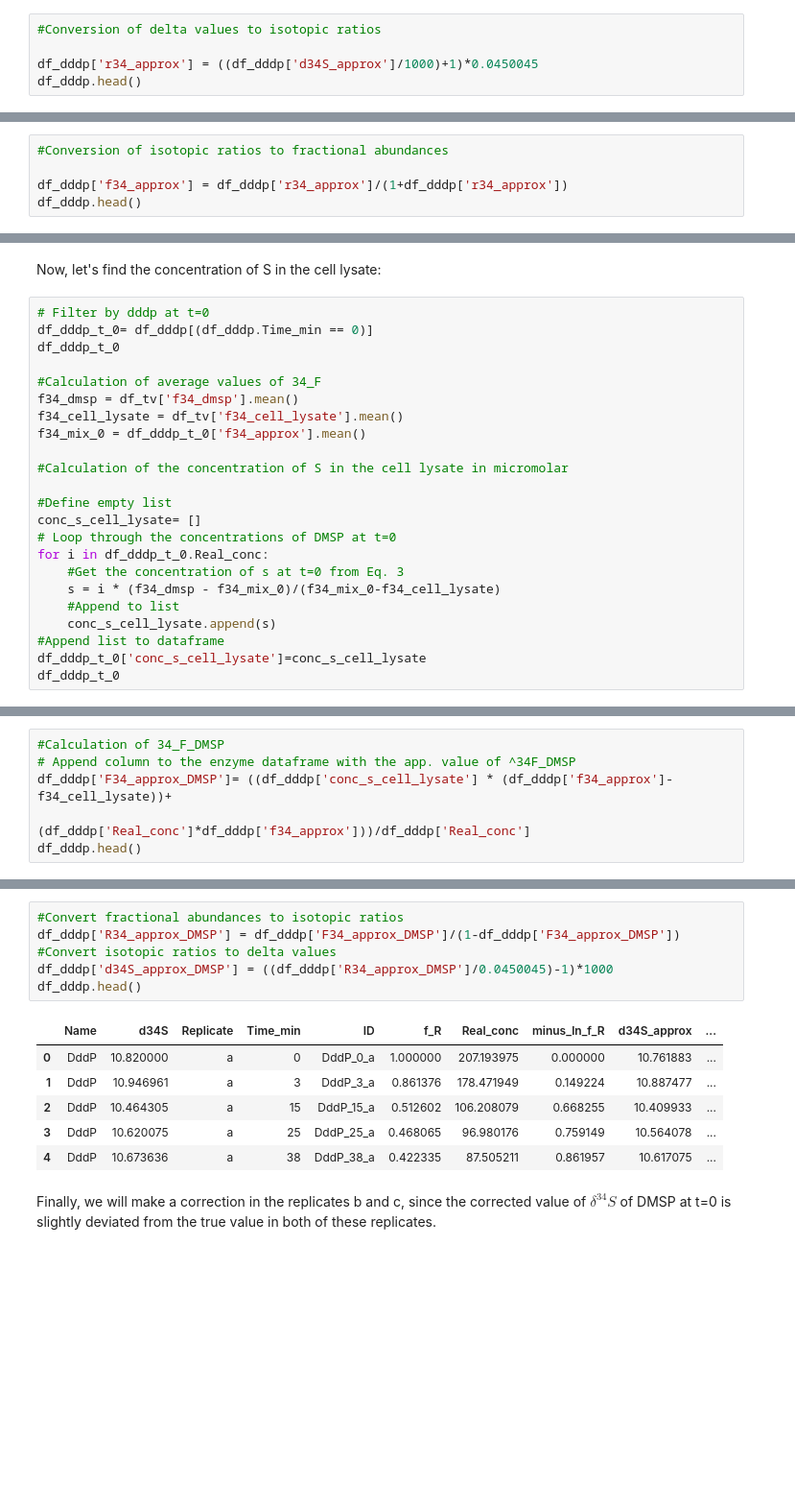
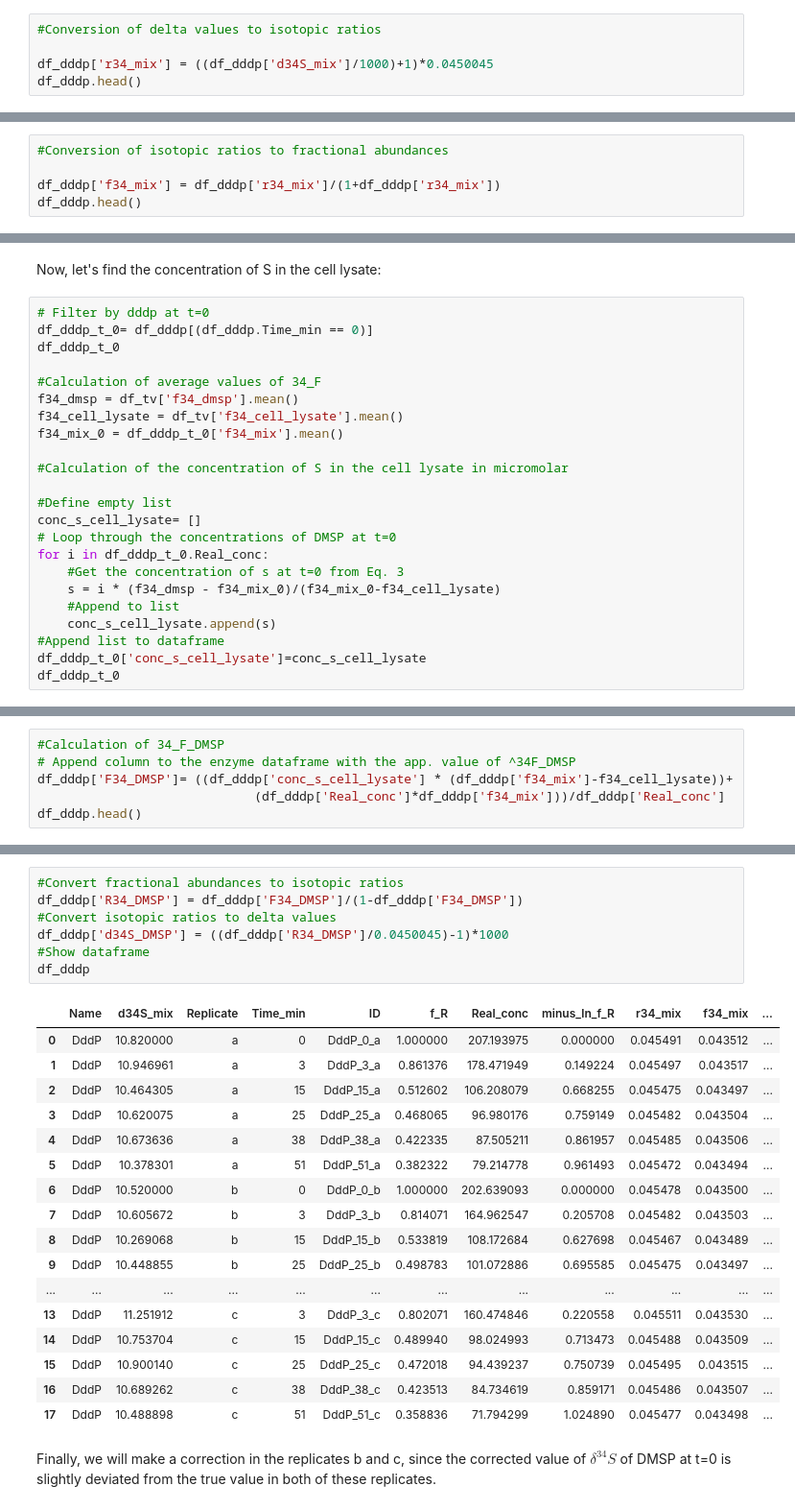
Before and after one commit to daniosro/DMSP, a Jupyter notebook: code/templates/EA_HPLC_processing.ipynb, the cells around one changed output, grey strips where cells are left out. Shown at 96% size. Drawn from its saved outputs; the diff is of its cells as text; blank space fills up the shorter version.

```diff
--- a/code/templates/EA_HPLC_processing.ipynb
+++ b/code/templates/EA_HPLC_processing.ipynb
@@ -582,6 +587,6 @@ $$
 # %%
 #Conversion of delta values to isotopic ratios
 
-df_dddp['r34_approx'] = ((df_dddp['d34S_approx']/1000)+1)*0.0450045
+df_dddp['r34_mix'] = ((df_dddp['d34S_mix']/1000)+1)*0.0450045
 df_dddp.head()
 # %% [output]
@@ -601,6 +606,6 @@ $$
 # %%
 #Conversion of isotopic ratios to fractional abundances
 
-df_dddp['f34_approx'] = df_dddp['r34_approx']/(1+df_dddp['r34_approx'])
+df_dddp['f34_mix'] = df_dddp['r34_mix']/(1+df_dddp['r34_mix'])
 df_dddp.head()
 # %% [output]
@@ -668,7 +673,7 @@ df_dddp_t_0
 #Calculation of average values of 34_F
 f34_dmsp = df_tv['f34_dmsp'].mean()
 f34_cell_lysate = df_tv['f34_cell_lysate'].mean()
-f34_mix_0 = df_dddp_t_0['f34_approx'].mean()
+f34_mix_0 = df_dddp_t_0['f34_mix'].mean()
 
 #Calculation of the concentration of S in the cell lysate in micromolar
 
@@ -727,7 +732,7 @@ where $^{34}F(mix)$ is the fractional abundance of S ($^{34}S/^{32}S$) at any ti
 # %%
 #Calculation of 34_F_DMSP
 # Append column to the enzyme dataframe with the app. value of ^34F_DMSP
-df_dddp['F34_approx_DMSP']= ((df_dddp['conc_s_cell_lysate'] * (df_dddp['f34_approx']-f34_cell_lysate))+
-                             (df_dddp['Real_conc']*df_dddp['f34_approx']))/df_dddp['Real_conc']
+df_dddp['F34_DMSP']= ((df_dddp['conc_s_cell_lysate'] * (df_dddp['f34_mix']-f34_cell_lysate))+
+                             (df_dddp['Real_conc']*df_dddp['f34_mix']))/df_dddp['Real_conc']
 df_dddp.head()
 # %% [output]
@@ -740,16 +745,28 @@ df_dddp.head()
 # %%
 #Convert fractional abundances to isotopic ratios
-df_dddp['R34_approx_DMSP'] = df_dddp['F34_approx_DMSP']/(1-df_dddp['F34_approx_DMSP'])
+df_dddp['R34_DMSP'] = df_dddp['F34_DMSP']/(1-df_dddp['F34_DMSP'])
 #Convert isotopic ratios to delta values
-df_dddp['d34S_approx_DMSP'] = ((df_dddp['R34_approx_DMSP']/0.0450045)-1)*1000
-df_dddp.head()
+df_dddp['d34S_DMSP'] = ((df_dddp['R34_DMSP']/0.0450045)-1)*1000
+#Show dataframe
+df_dddp
 # %% [output]
-|  | Name | d34S | Replicate | Time_min | ID | f_R | Real_conc | minus_ln_f_R | d34S_approx | ... |
-| 0 | DddP | 10.820000 | a | 0 | DddP_0_a | 1.000000 | 207.193975 | 0.000000 | 10.761883 | ... |
-| 1 | DddP | 10.946961 | a | 3 | DddP_3_a | 0.861376 | 178.471949 | 0.149224 | 10.887477 | ... |
-| 2 | DddP | 10.464305 | a | 15 | DddP_15_a | 0.512602 | 106.208079 | 0.668255 | 10.409933 | ... |
-| 3 | DddP | 10.620075 | a | 25 | DddP_25_a | 0.468065 | 96.980176 | 0.759149 | 10.564078 | ... |
-| 4 | DddP | 10.673636 | a | 38 | DddP_38_a | 0.422335 | 87.505211 | 0.861957 | 10.617075 | ... |
+|  | Name | d34S_mix | Replicate | Time_min | ID | f_R | Real_conc | minus_ln_f_R | r34_mix | f34_mix | ... |
+| 0 | DddP | 10.820000 | a | 0 | DddP_0_a | 1.000000 | 207.193975 | 0.000000 | 0.045491 | 0.043512 | ... |
+| 1 | DddP | 10.946961 | a | 3 | DddP_3_a | 0.861376 | 178.471949 | 0.149224 | 0.045497 | 0.043517 | ... |
+| 2 | DddP | 10.464305 | a | 15 | DddP_15_a | 0.512602 | 106.208079 | 0.668255 | 0.045475 | 0.043497 | ... |
+| 3 | DddP | 10.620075 | a | 25 | DddP_25_a | 0.468065 | 96.980176 | 0.759149 | 0.045482 | 0.043504 | ... |
+| 4 | DddP | 10.673636 | a | 38 | DddP_38_a | 0.422335 | 87.505211 | 0.861957 | 0.045485 | 0.043506 | ... |
+| 5 | DddP | 10.378301 | a | 51 | DddP_51_a | 0.382322 | 79.214778 | 0.961493 | 0.045472 | 0.043494 | ... |
+| 6 | DddP | 10.520000 | b | 0 | DddP_0_b | 1.000000 | 202.639093 | 0.000000 | 0.045478 | 0.043500 | ... |
+| 7 | DddP | 10.605672 | b | 3 | DddP_3_b | 0.814071 | 164.962547 | 0.205708 | 0.045482 | 0.043503 | ... |
+| 8 | DddP | 10.269068 | b | 15 | DddP_15_b | 0.533819 | 108.172684 | 0.627698 | 0.045467 | 0.043489 | ... |
+| 9 | DddP | 10.448855 | b | 25 | DddP_25_b | 0.498783 | 101.072886 | 0.695585 | 0.045475 | 0.043497 | ... |
+| ... | ... | ... | ... | ... | ... | ... | ... | ... | ... | ... | ... |
+| 13 | DddP | 11.251912 | c | 3 | DddP_3_c | 0.802071 | 160.474846 | 0.220558 | 0.045511 | 0.043530 | ... |
+| 14 | DddP | 10.753704 | c | 15 | DddP_15_c | 0.489940 | 98.024993 | 0.713473 | 0.045488 | 0.043509 | ... |
+| 15 | DddP | 10.900140 | c | 25 | DddP_25_c | 0.472018 | 94.439237 | 0.750739 | 0.045495 | 0.043515 | ... |
+| 16 | DddP | 10.689262 | c | 38 | DddP_38_c | 0.423513 | 84.734619 | 0.859171 | 0.045486 | 0.043507 | ... |
+| 17 | DddP | 10.488898 | c | 51 | DddP_51_c | 0.358836 | 71.794299 | 1.024890 | 0.045477 | 0.043498 | ... |
 # %% [markdown]
 Finally, we will make a correction in the replicates b and c, since the corrected value of $\delta^{34}S$ of DMSP at t=0 is slightly deviated from the true value in both of these replicates.
 # %%
```
Also changed, not shown: parts of 38 cells of this notebook.
